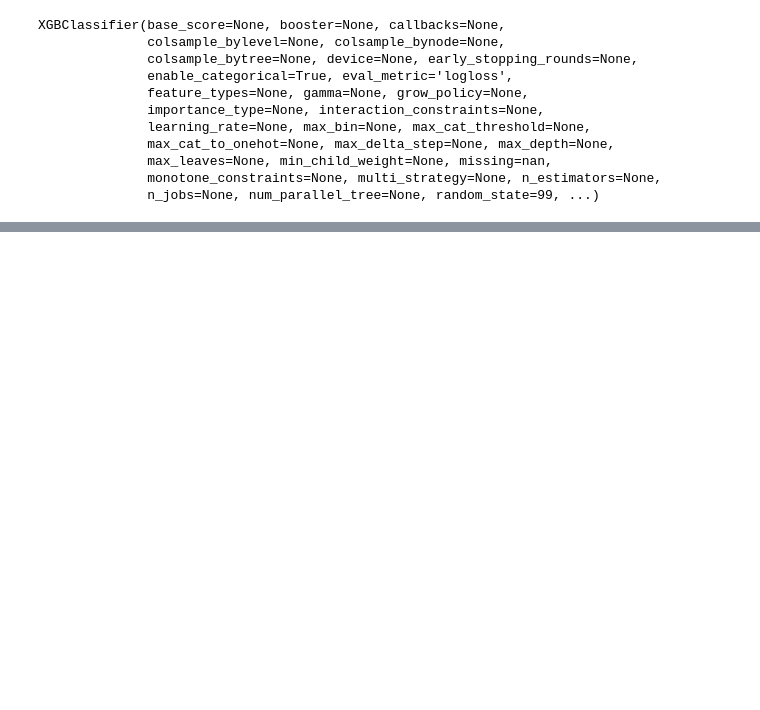
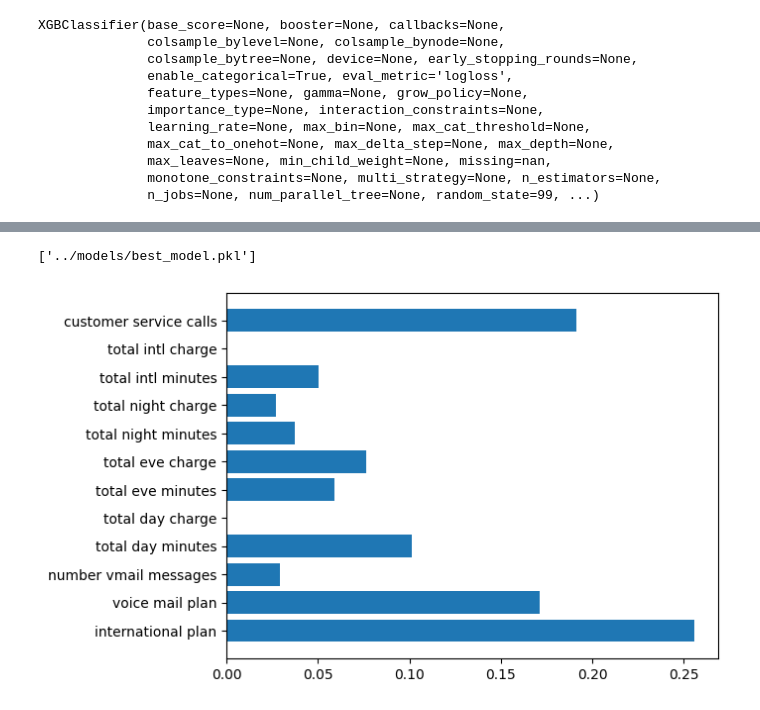
Before and after one commit to KhabeerAhmed/sony_customerchurn, a Jupyter notebook: notebooks/modeling.ipynb, the cells around one changed output, grey strips where cells are left out. Drawn from its saved outputs; the diff is of its cells as text; code cells hidden in the pictures; blank space fills up the shorter version.

```diff
--- a/notebooks/modeling.ipynb
+++ b/notebooks/modeling.ipynb
@@ -146,0 +175,29 @@ print(y_pred_prob)
+# %%
+from scipy.stats import uniform
+from sklearn.model_selection import RandomizedSearchCV
+from sklearn.metrics import make_scorer, f1_score
+
+param_grid = {
+    'learning_rate' : uniform(0.01, 0.3),
+    'max_depth' : range(3,10),
+    'n_estimators': [50, 100, 200, 300],
+    'scale_pos_weight': np.linspace(1, len(y_train[y_train==0]) / len(y_train[y_train==1]),15),
+    'gamma' : uniform(0,5)
+}
+
+classifier_2 = XGBClassifier(eval_metric='logloss', enable_categorical=True, random_state=99)
+
+scorer = make_scorer(f1_score, pos_label=True)
+
+random_search = RandomizedSearchCV(
+    estimator = classifier_2,
+    param_distributions= param_grid,
+    n_iter = 50,
+    scoring = scorer,
+    cv = 3,
+    verbose = 2,
+    random_state = 99,
+    n_jobs = -1
+)
+# %%
+random_search.fit(X_train, y_train)
@@ -146,0 +229,4 @@ print(y_pred_prob)
+# %%
+best_model = random_search.best_estimator_
+y_pred_2 = best_model.predict(X_test)
+print(classification_report(y_test, y_pred_2))
@@ -146,0 +242,11 @@ print(y_pred_prob)
+# %%
+joblib.dump(best_model, '../models/best_model.pkl')
+# %% [output]
+['../models/best_model.pkl']
+# %%
+feature_importances = best_model.feature_importances_
+feature_names = X_train.columns
+plt.barh(feature_names, feature_importances)
+plt.show()
+# %% [output]
+[figure, added]
```
Also changed, not shown: parts of 13 cells of this notebook, 5 other files.
